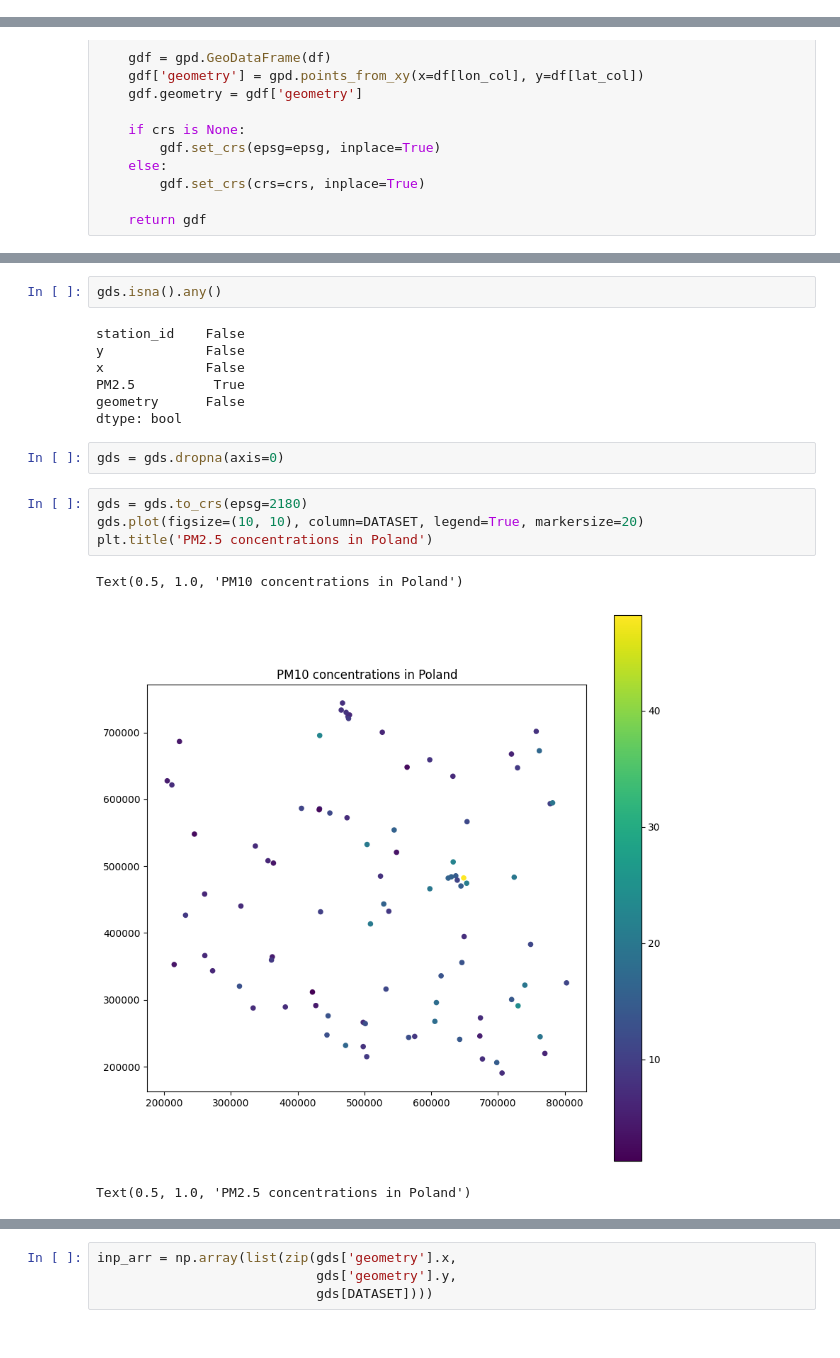
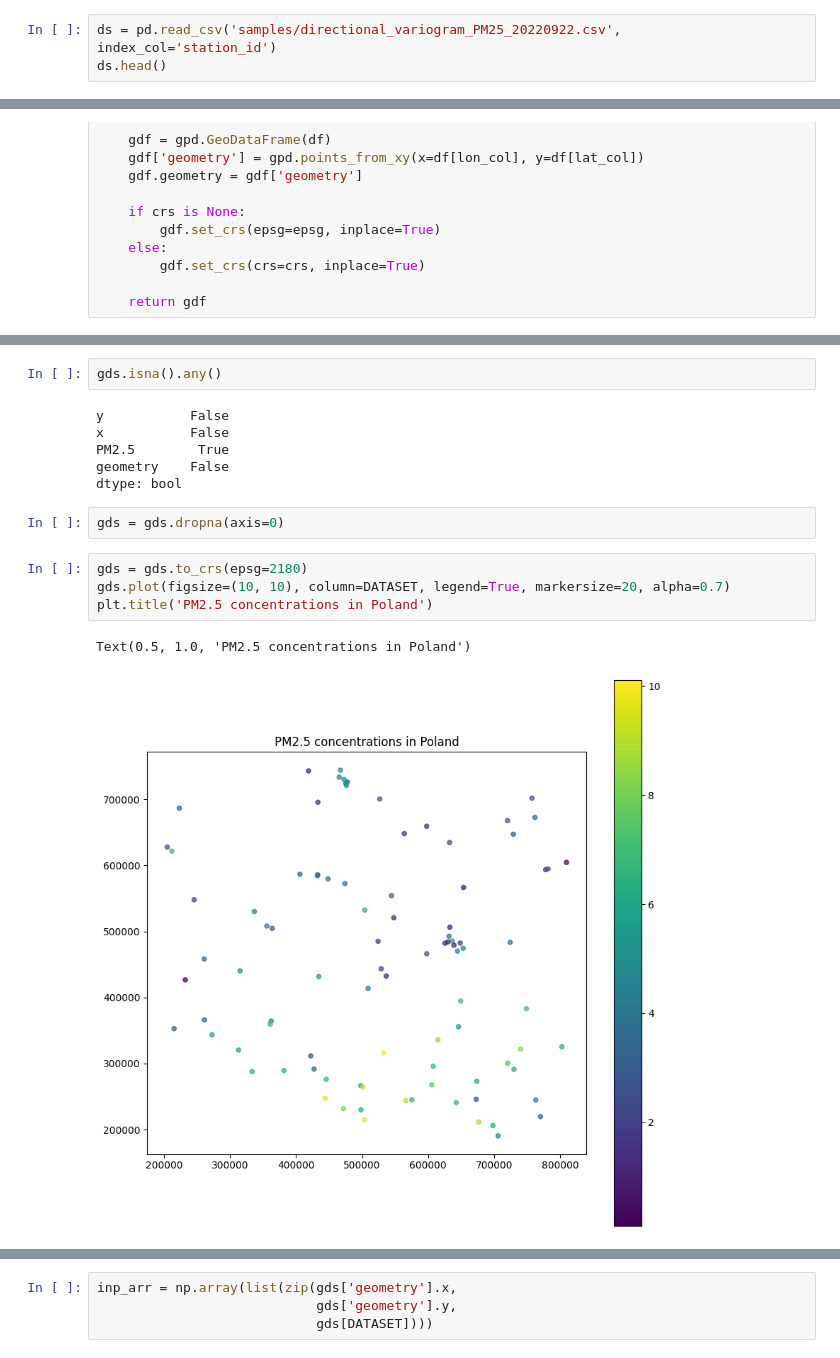
Before and after one commit to DataverseLabs/pyinterpolate, a Jupyter notebook: tutorials/Directional Semivariograms (Basic).ipynb, the cells around one changed output, grey strips where cells are left out. Drawn from its saved outputs; the diff is of its cells as text.

```diff
--- a/tutorials/Directional Semivariograms (Basic).ipynb
+++ b/tutorials/Directional Semivariograms (Basic).ipynb
@@ -52,0 +60,3 @@ ds.head()
+# %%
+ds = pd.read_csv('samples/directional_variogram_PM25_20220922.csv', index_col='station_id')
+ds.head()
@@ -101,19 +120,17 @@ gds.head()
 # %%
 gds.isna().any()
 # %% [output]
-station_id    False
-y             False
-x             False
-PM2.5          True
-geometry      False
+y           False
+x           False
+PM2.5        True
+geometry    False
 dtype: bool
 # %%
 gds = gds.dropna(axis=0)
 # %%
 gds = gds.to_crs(epsg=2180)
-gds.plot(figsize=(10, 10), column=DATASET, legend=True, markersize=20)
+gds.plot(figsize=(10, 10), column=DATASET, legend=True, markersize=20, alpha=0.7)
 plt.title('PM2.5 concentrations in Poland')
 # %% [output]
-Text(0.5, 1.0, 'PM10 concentrations in Poland')
+Text(0.5, 1.0, 'PM2.5 concentrations in Poland')
-[figure, old version]
+[figure, new version]
-Text(0.5, 1.0, 'PM2.5 concentrations in Poland')
```
Also changed, not shown: parts of 23 cells of this notebook, 1 other file.
